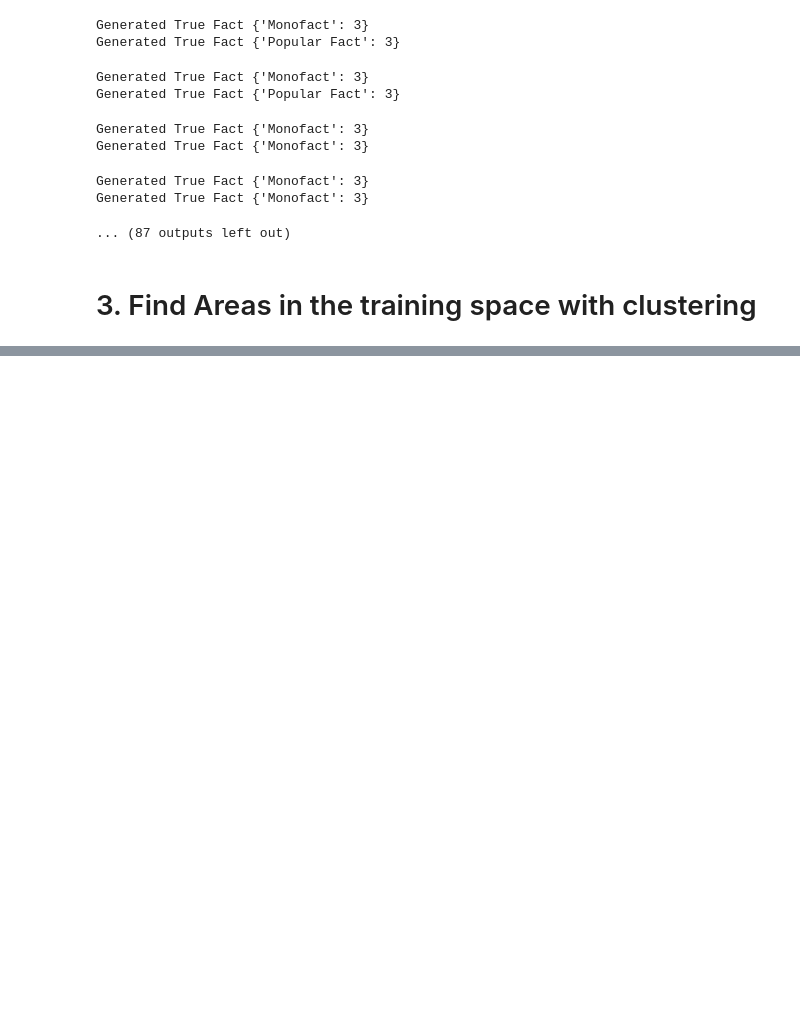
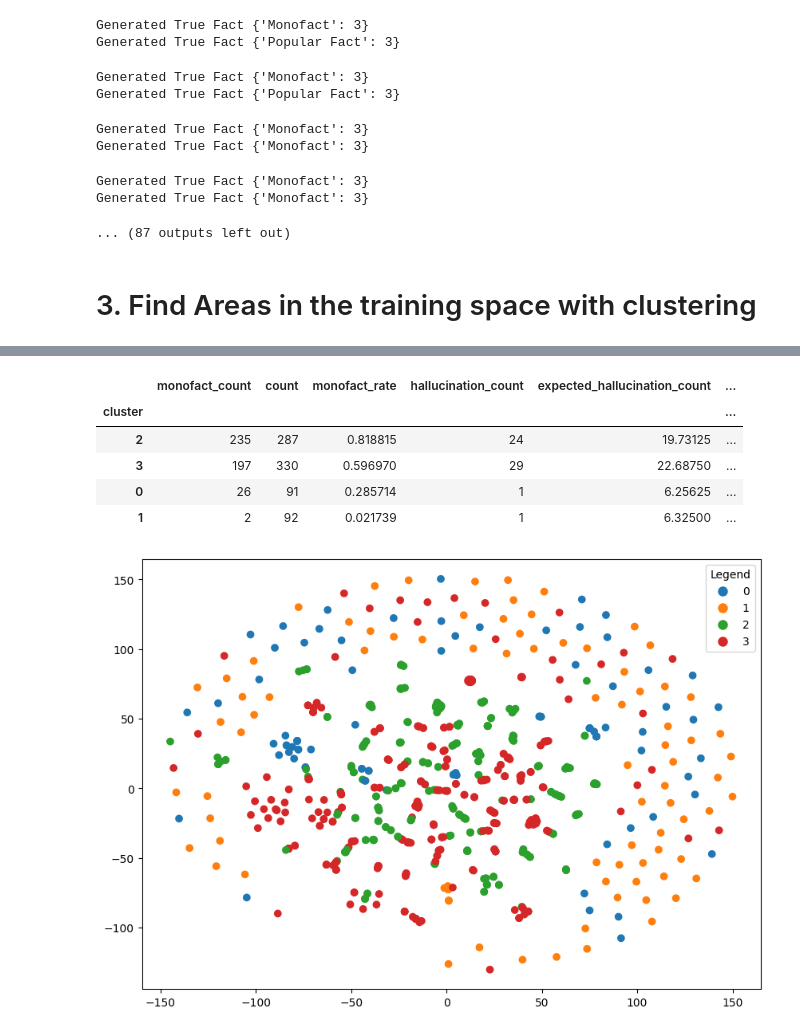
Before and after one commit to LeonPeric/Hallucination-Calibration, a Jupyter notebook: demos/monofact_embedding_experiment.ipynb, the cells around one changed output, grey strips where cells are left out. Cells and saved outputs as stored; diff of their text form; code cells hidden in the pictures; blank space fills up the shorter version.

```diff
--- a/demos/monofact_embedding_experiment.ipynb
+++ b/demos/monofact_embedding_experiment.ipynb
@@ -232,0 +295,10 @@ closest_to_hallucinations
+# %%
+get_clustering_stats(4)
+# %% [output]
+|  | monofact_count | count | monofact_rate | hallucination_count | expected_hallucination_count | ... |
+| cluster |  |  |  |  |  | ... |
+| 2 | 235 | 287 | 0.818815 | 24 | 19.73125 | ... |
+| 3 | 197 | 330 | 0.596970 | 29 | 22.68750 | ... |
+| 0 | 26 | 91 | 0.285714 | 1 | 6.25625 | ... |
+| 1 | 2 | 92 | 0.021739 | 1 | 6.32500 | ... |
+[figure, added]
```
Also changed, not shown: parts of 8 cells of this notebook, 6 other files.
